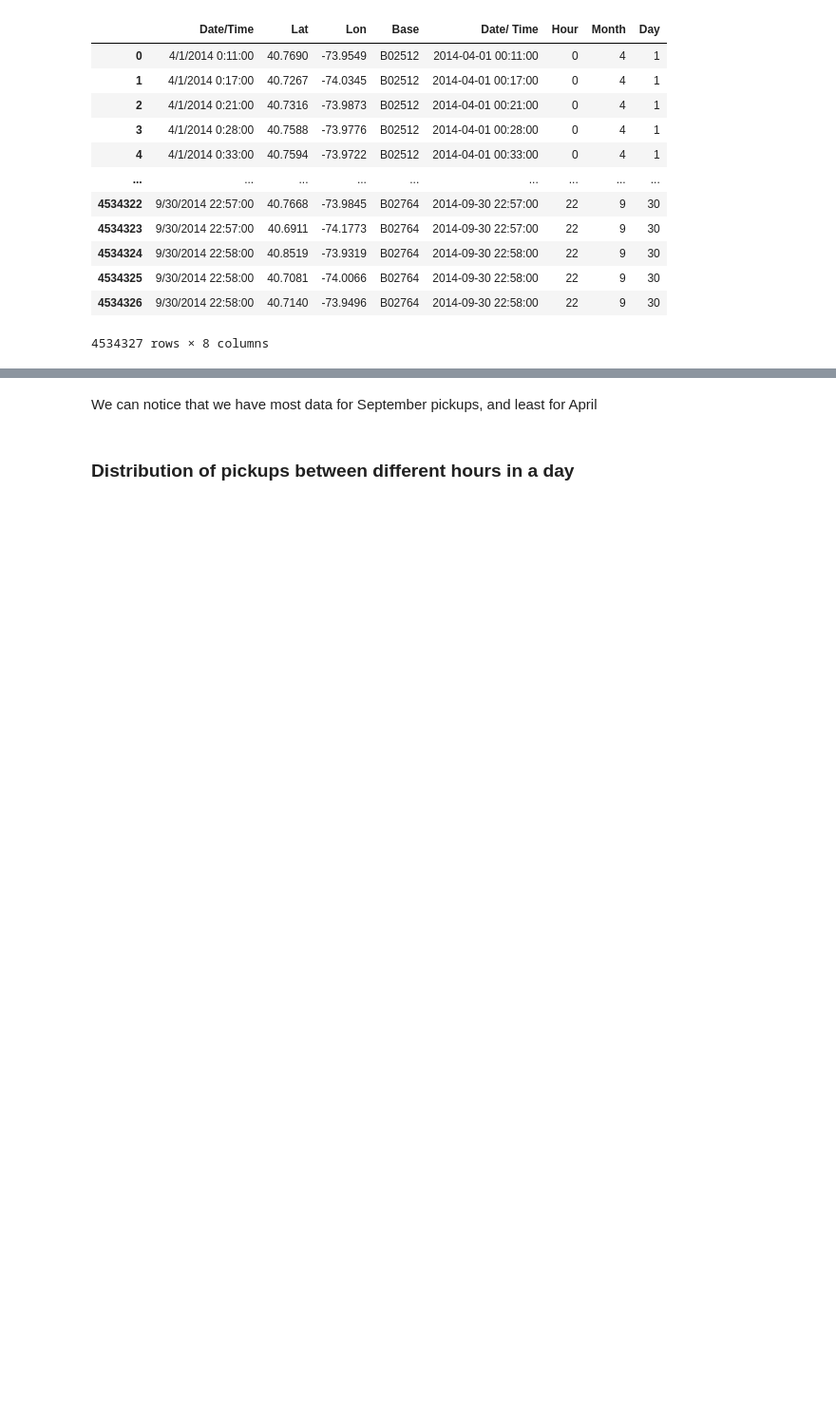
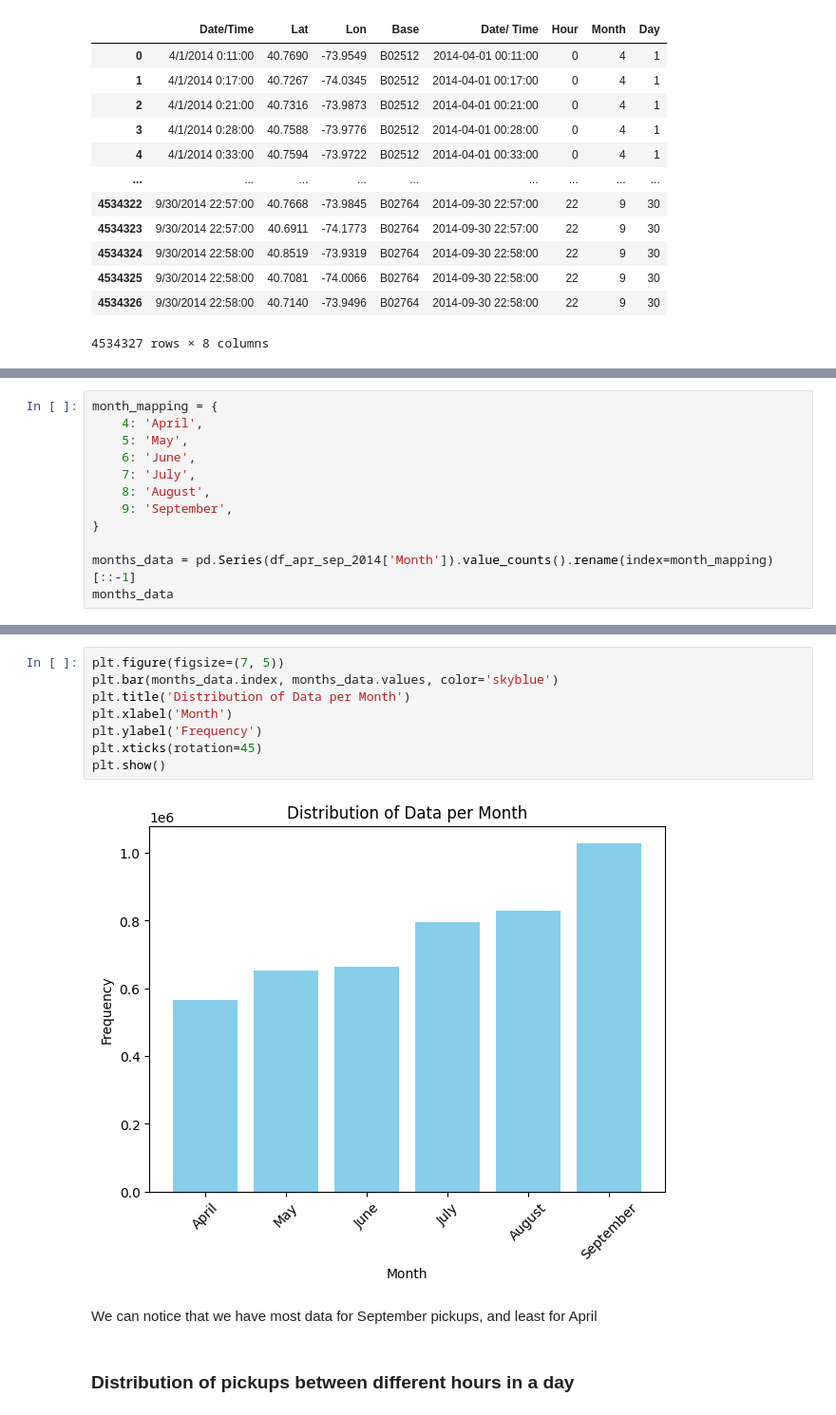
Before and after one commit to savicm5/mlProject, a Jupyter notebook: src/analysis.ipynb, the cells around one changed output, grey strips where cells are left out. Shown at 95% size. Saved outputs shown, nothing was run; the diff lists cells and outputs as text; blank space fills up the shorter version.

```diff
--- a/src/analysis.ipynb
+++ b/src/analysis.ipynb
@@ -103,0 +85,12 @@ plt.show()
+# %%
+month_mapping = {
+    4: 'April',
+    5: 'May',
+    6: 'June',
+    7: 'July',
+    8: 'August',
+    9: 'September',
+}
+
+months_data = pd.Series(df_apr_sep_2014['Month']).value_counts().rename(index=month_mapping)[::-1]
+months_data
@@ -104,3 +106,13 @@ plt.show()
+# %%
+plt.figure(figsize=(7, 5))
+plt.bar(months_data.index, months_data.values, color='skyblue')
+plt.title('Distribution of Data per Month')
+plt.xlabel('Month')
+plt.ylabel('Frequency')
+plt.xticks(rotation=45)
+plt.show()
+# %% [output]
+[figure, added]
 # %% [markdown]
 We can notice that we have most data for September pickups, and least for April
 # %% [markdown]
```
Also changed, not shown: parts of 4 cells of this notebook.
